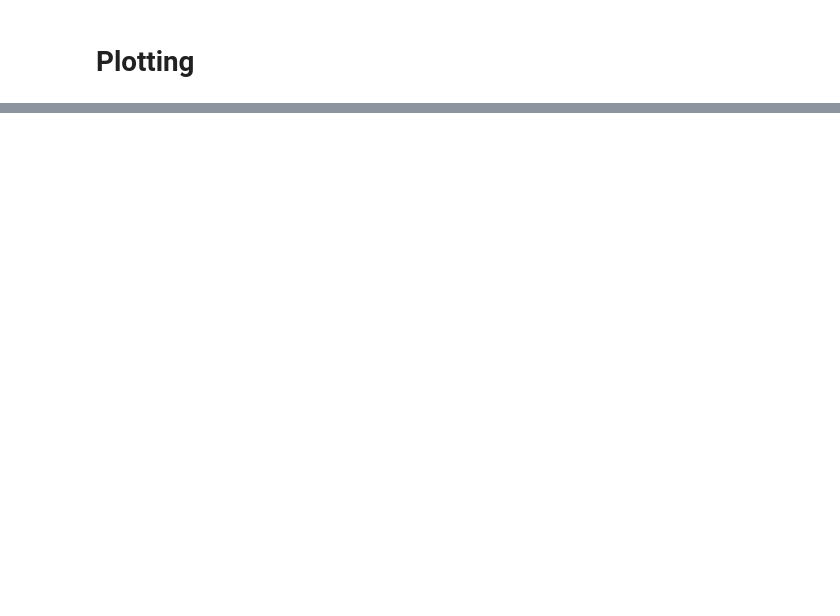
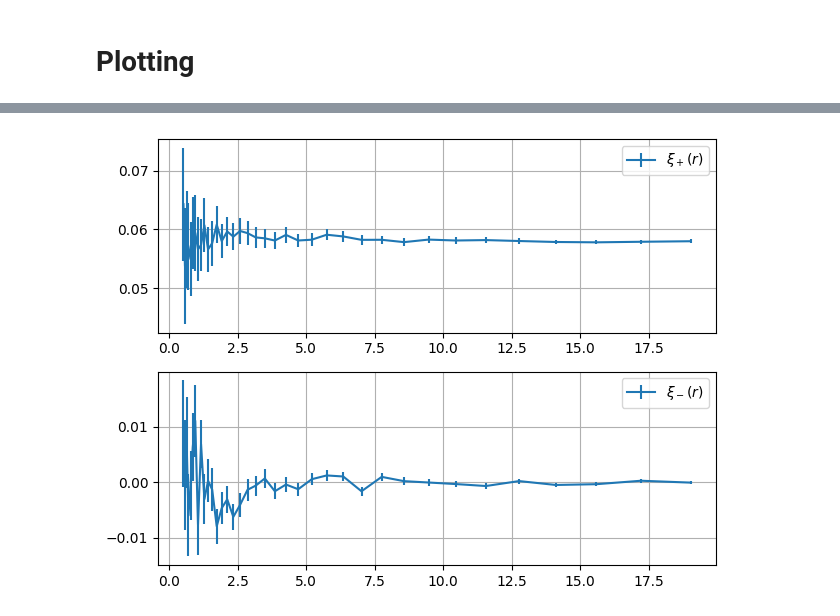
Before and after one commit to shubhagrawal30/aberrations, a Jupyter notebook: treecorr.ipynb, the cells around one changed output, grey strips where cells are left out. Cells and saved outputs as stored; diff of their text form; code cells hidden in the pictures; blank space fills up the shorter version.

```diff
--- a/treecorr.ipynb
+++ b/treecorr.ipynb
@@ -259,0 +262,12 @@ plt.show()
+# %%
+cats = treecorr.Catalog(ra=RAs, dec=Decs, g1=np.real(gammas), g2=np.imag(gammas), \
+                ra_units='deg', dec_units='deg')
+
+rmin = 0.5
+rmax = 20
+bin_size = 0.1
+bin_slop = 0.1
+
+rho = treecorr.GGCorrelation(min_sep=rmin, max_sep=rmax, sep_units='arcmin',
+                            bin_size=bin_size, bin_slop=bin_slop, verbose=2)
+rho.process(cats)
@@ -259,0 +282,15 @@ plt.show()
+# %%
+fig, (ax1, ax2) = plt.subplots(2, 1)
+ax1.errorbar(rho.rnom, rho.xip, np.sqrt(rho.varxip), label=r"$\xi_+(r)$")
+ax2.errorbar(rho.rnom, rho.xim, np.sqrt(rho.varxim), label=r"$\xi_-(r)$")
+# ax.errorbar(rho.rnom, rho.xip_im, np.sqrt(rho.varxip), label=r"$\Im\xi_+(r)$")
+# ax.errorbar(rho.rnom, rho.xip_im, np.sqrt(rho.varxip), label=r"$\Im\xi_-(r)$")
+fig.set_tight_layout(True)
+ax1.grid()
+ax2.grid()
+# ax.set_yscale("log")
+ax1.legend()
+ax2.legend()
+plt.show()
+# %% [output]
+[figure, added]
```
Also changed, not shown: parts of 7 cells of this notebook.
